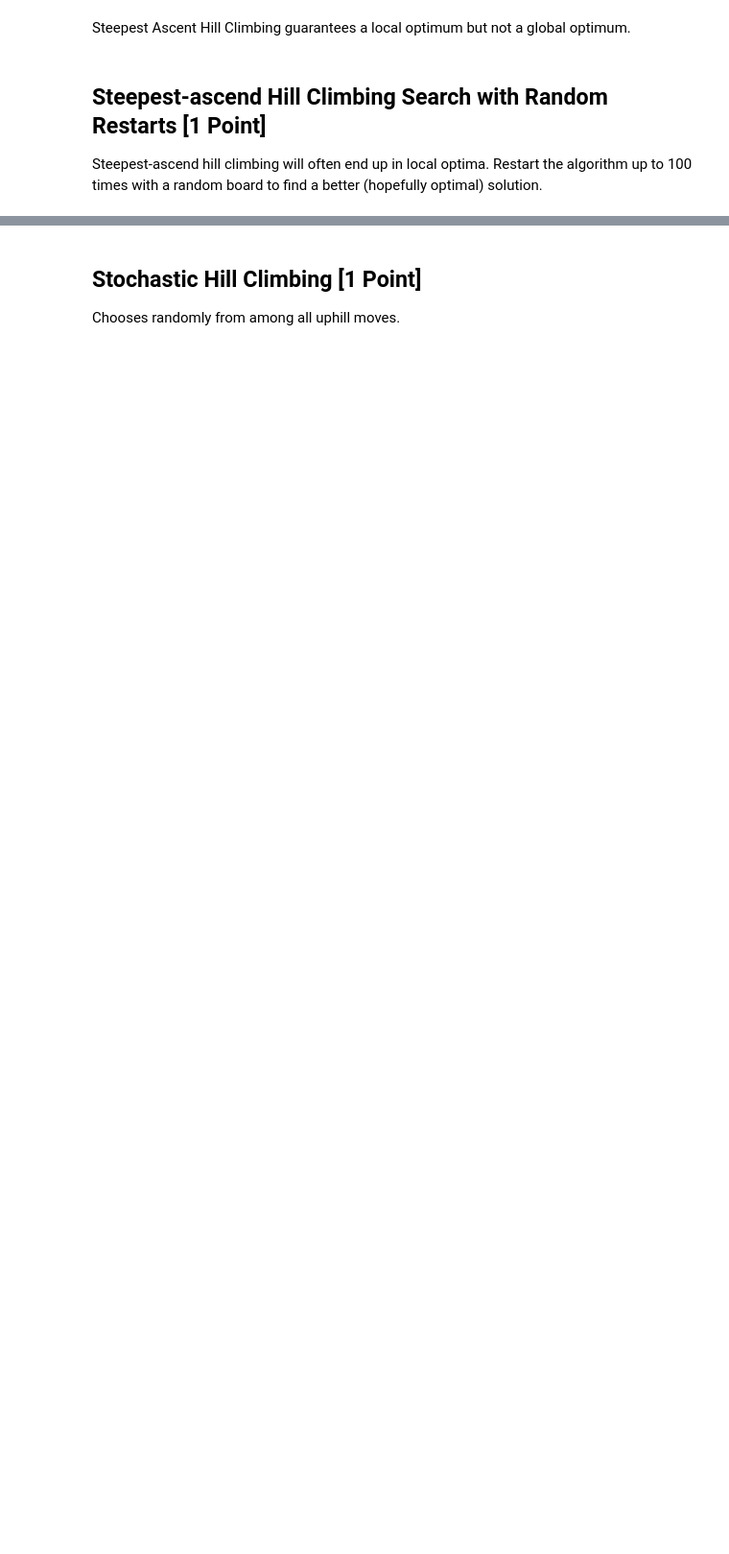
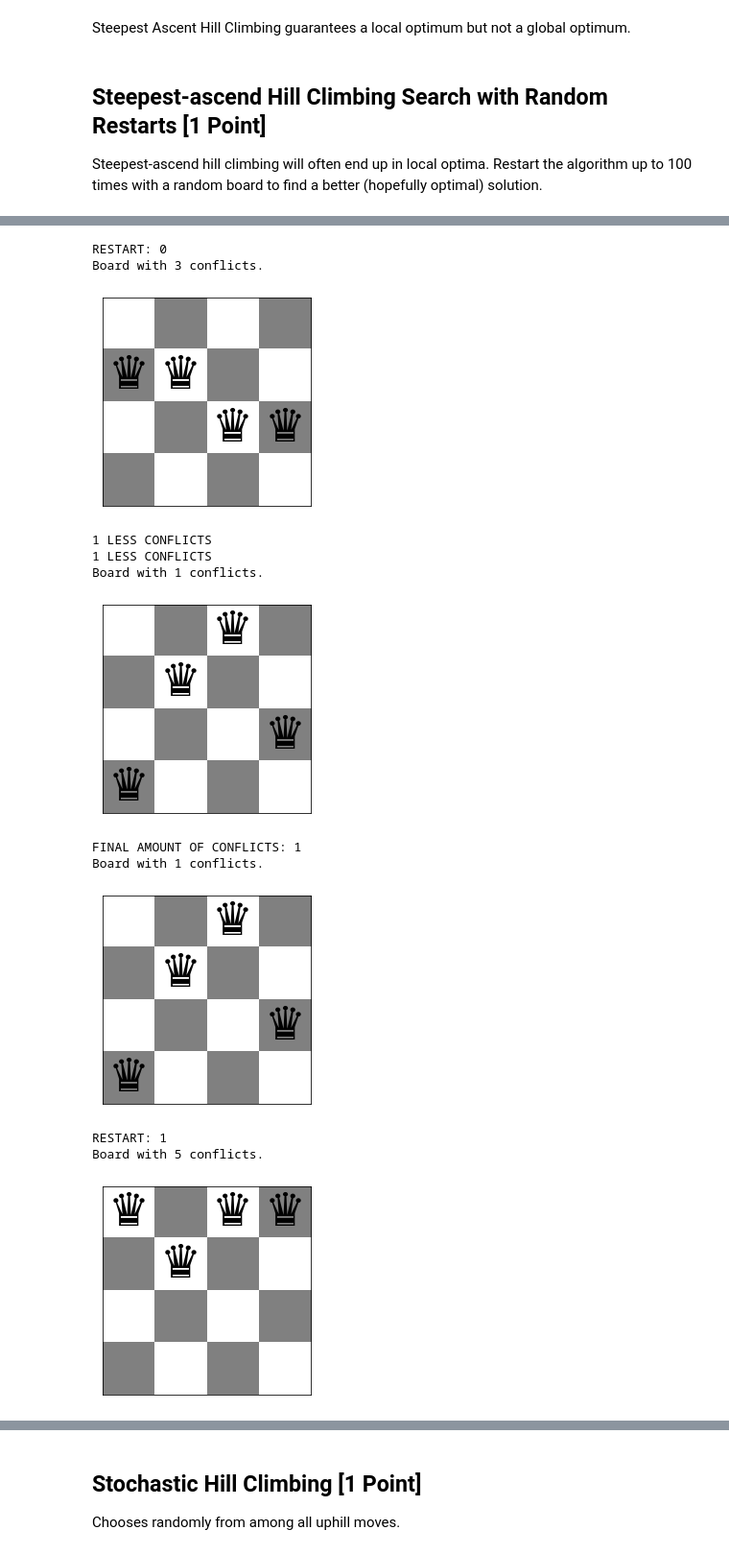
Before and after one commit to mitchmorrison2/CS7320-AI, a Jupyter notebook: Local Search/n_queens.ipynb, the cells around one changed output, grey strips where cells are left out. Shown at 96% size. Saved outputs shown, nothing was run; the diff lists cells and outputs as text; code cells hidden in the pictures; blank space fills up the shorter version.

```diff
--- a/Local Search/n_queens.ipynb
+++ b/Local Search/n_queens.ipynb
@@ -228,0 +170,40 @@ Board with 0 conflicts.
+# %%
+def SAHCRR(n=4, restarts=20, verb=False):
+    '''Use random restarts after finding local optimum to reset board and try again until goal or matched steps is reached'''
+    goal = 0 # no conflicts
+    cheapestBoard = None
+    allBoardScores = []
+    allBoards = []
+    minz = -1
+    for i in range(restarts):
+        if verb: print("RESTART:", i)
+        returned = SAHC(n, verb)
+        allBoards.append(returned)
+        allBoardScores.append(conflicts(returned))
+        if conflicts(returned) == 0:
+            # found optimal board
+            minz = i
+            if verb: show_board(returned)
+            break
+    if minz != -1:
+        smallest = minz
+    else:
+        smallest = allBoardScores.index(min(allBoardScores))
+    if verb: show_board(returned)
+    return allBoards[smallest]
+
+SAHCRR(n=4, verb=True)
+# %% [output]
+RESTART: 0
+Board with 3 conflicts.
+[figure, added]
+1 LESS CONFLICTS
+1 LESS CONFLICTS
+Board with 1 conflicts.
+[figure, added]
+FINAL AMOUNT OF CONFLICTS: 1
+Board with 1 conflicts.
+[figure, added]
+RESTART: 1
+Board with 5 conflicts.
+[figure, added]
```
Also changed, not shown: parts of 21 cells of this notebook.
